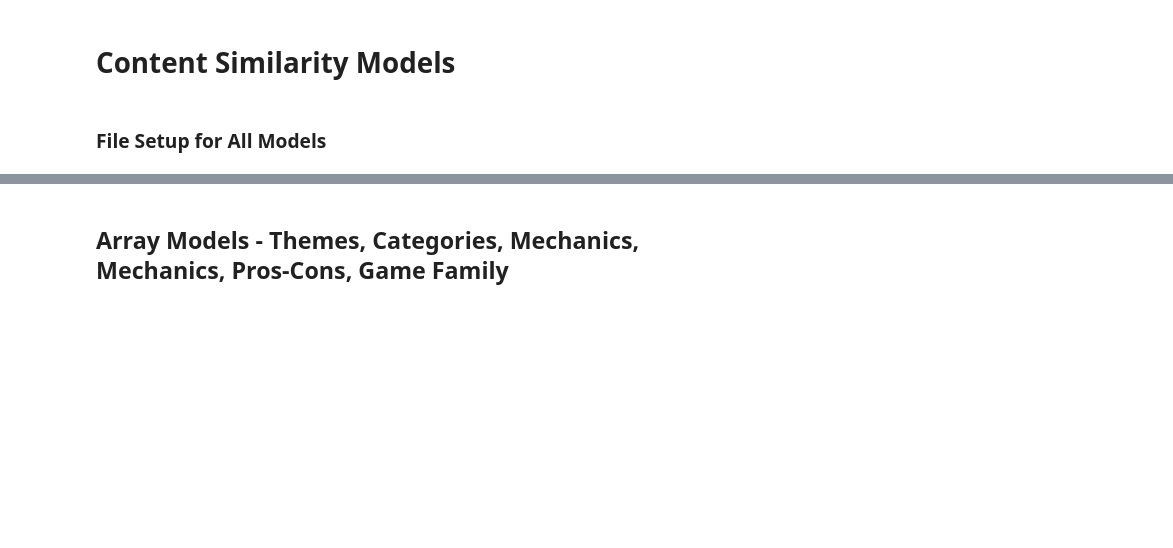
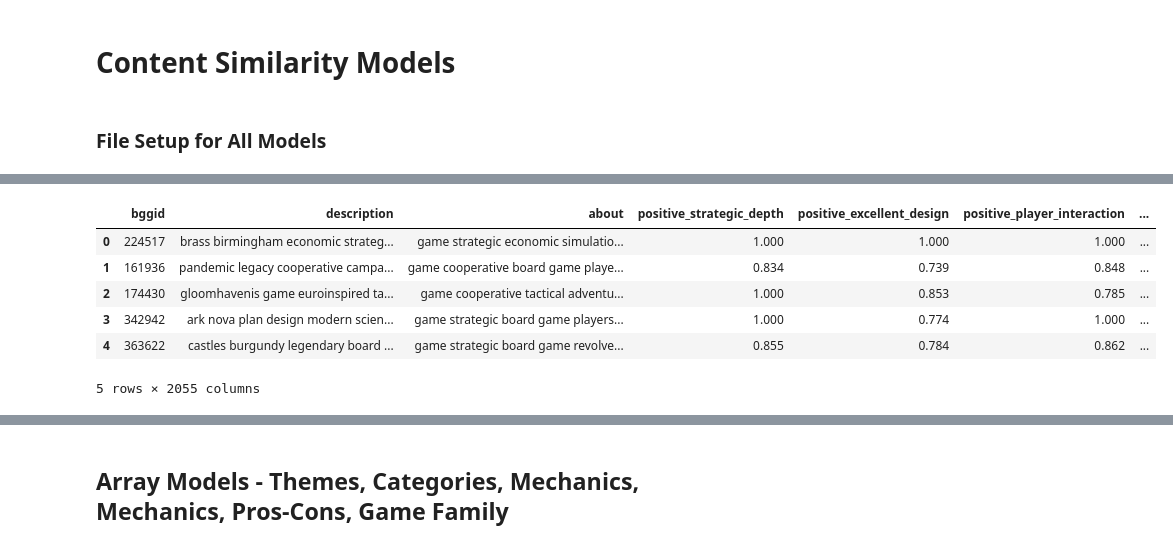
Before and after one commit to threnjen/boardgamegeek, a Jupyter notebook: exploratory_notebooks/03_content_sim_games.ipynb, the cells around one changed output, grey strips where cells are left out. Drawn from its saved outputs; the diff is of its cells as text; code cells hidden in the pictures; blank space fills up the shorter version.

```diff
--- a/exploratory_notebooks/03_content_sim_games.ipynb
+++ b/exploratory_notebooks/03_content_sim_games.ipynb
@@ -76,0 +69,16 @@ arrays_df_storage = {}
+# %%
+all_rag_attributes_df = pd.read_pickle(f"{sims_dir}top_1000_cleaned_rag_with_ratings_extrap.pkl")
+all_rag_attributes_df = all_rag_attributes_df.drop(columns=["Description","About","Positive_Components","Negative_Components","Positive_Sentences","Negative_Sentences"])
+all_rag_attributes_df.columns = all_rag_attributes_df.columns.str.replace(" ","_")
+all_rag_attributes_df.columns = [x.lower() for x in all_rag_attributes_df.columns]
+all_rag_attributes_df = rag_cleaned_sentences_df.merge(all_rag_attributes_df, on="bggid", how="left")
+
+all_rag_attributes_df.head()
+# %% [output]
+|  | bggid | description | about | positive_strategic_depth | positive_excellent_design | positive_player_interaction | ... |
+| 0 | 224517 | brass birmingham economic strateg... | game strategic economic simulatio... | 1.000 | 1.000 | 1.000 | ... |
+| 1 | 161936 | pandemic legacy cooperative campa... | game cooperative board game playe... | 0.834 | 0.739 | 0.848 | ... |
+| 2 | 174430 | gloomhavenis game euroinspired ta... | game cooperative tactical adventu... | 1.000 | 0.853 | 0.785 | ... |
+| 3 | 342942 | ark nova plan design modern scien... | game strategic board game players... | 1.000 | 0.774 | 1.000 | ... |
+| 4 | 363622 | castles burgundy legendary board ... | game strategic board game revolve... | 0.855 | 0.784 | 0.862 | ... |
+5 rows × 2055 columns
```
Also changed, not shown: parts of 51 cells of this notebook, 2 other files.
